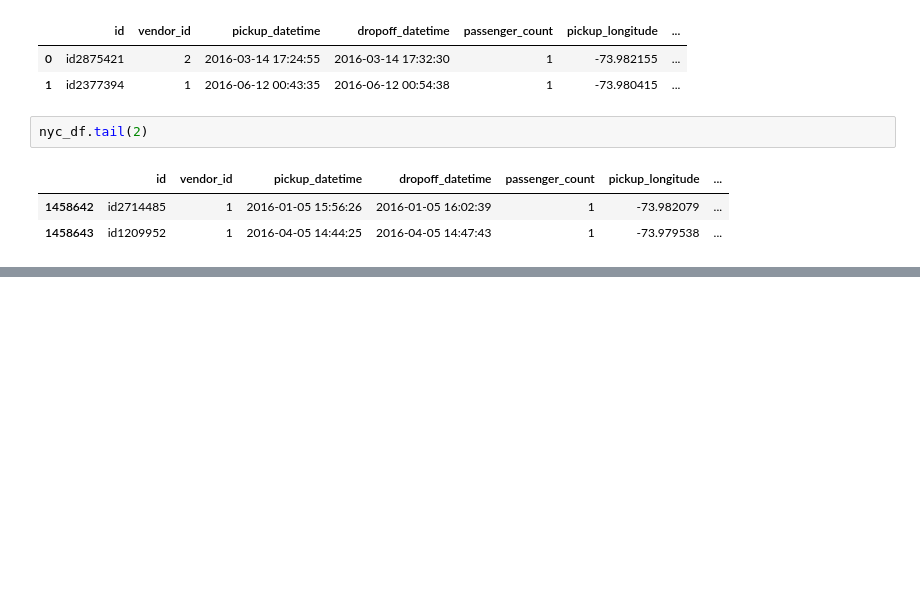
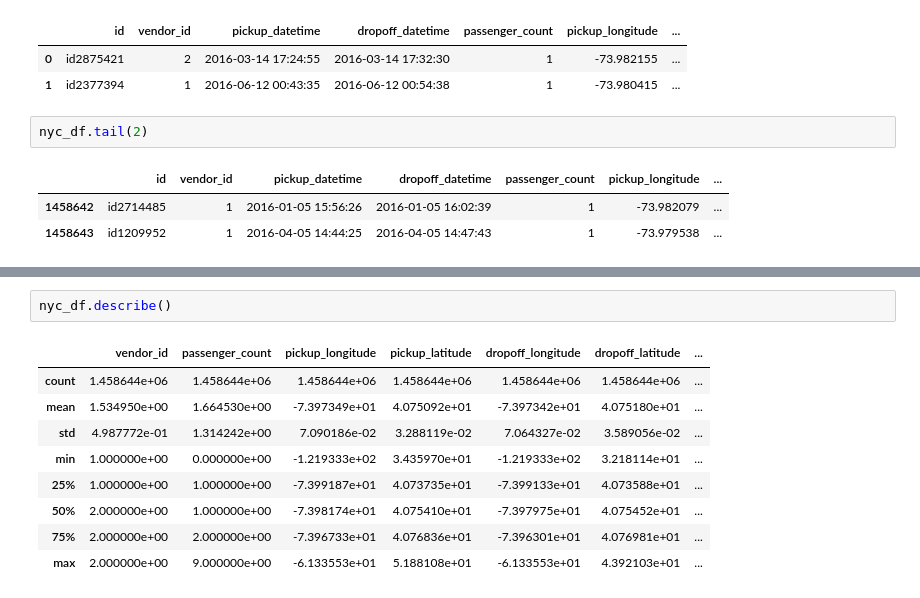
Before and after one commit to harshithgowdakc/NYC-Taxi-Data, a Jupyter notebook: NYC_Taxi_Data.ipynb, the cells around one changed output, grey strips where cells are left out. Drawn from its saved outputs; the diff is of its cells as text; blank space fills up the shorter version.

```diff
--- a/NYC_Taxi_Data.ipynb
+++ b/NYC_Taxi_Data.ipynb
@@ -59,0 +79,12 @@ nyc_df.tail(2)
+# %%
+nyc_df.describe()
+# %% [output]
+|  | vendor_id | passenger_count | pickup_longitude | pickup_latitude | dropoff_longitude | dropoff_latitude | ... |
+| count | 1.458644e+06 | 1.458644e+06 | 1.458644e+06 | 1.458644e+06 | 1.458644e+06 | 1.458644e+06 | ... |
+| mean | 1.534950e+00 | 1.664530e+00 | -7.397349e+01 | 4.075092e+01 | -7.397342e+01 | 4.075180e+01 | ... |
+| std | 4.987772e-01 | 1.314242e+00 | 7.090186e-02 | 3.288119e-02 | 7.064327e-02 | 3.589056e-02 | ... |
+| min | 1.000000e+00 | 0.000000e+00 | -1.219333e+02 | 3.435970e+01 | -1.219333e+02 | 3.218114e+01 | ... |
+| 25% | 1.000000e+00 | 1.000000e+00 | -7.399187e+01 | 4.073735e+01 | -7.399133e+01 | 4.073588e+01 | ... |
+| 50% | 2.000000e+00 | 1.000000e+00 | -7.398174e+01 | 4.075410e+01 | -7.397975e+01 | 4.075452e+01 | ... |
+| 75% | 2.000000e+00 | 2.000000e+00 | -7.396733e+01 | 4.076836e+01 | -7.396301e+01 | 4.076981e+01 | ... |
+| max | 2.000000e+00 | 9.000000e+00 | -6.133553e+01 | 5.188108e+01 | -6.133553e+01 | 4.392103e+01 | ... |
```
Also changed, not shown: parts of 20 cells of this notebook.
